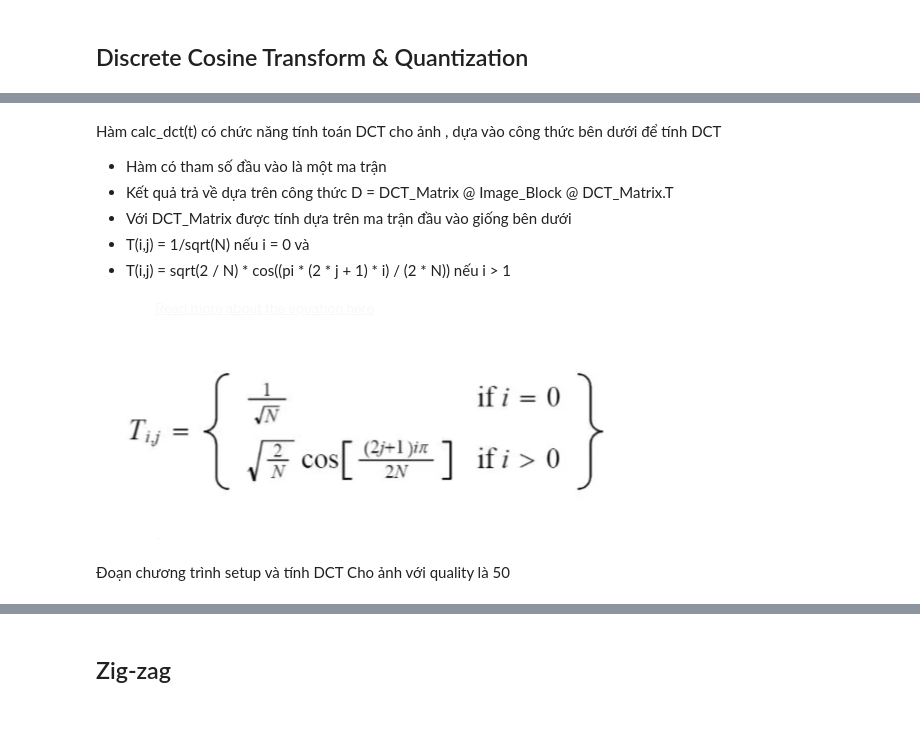
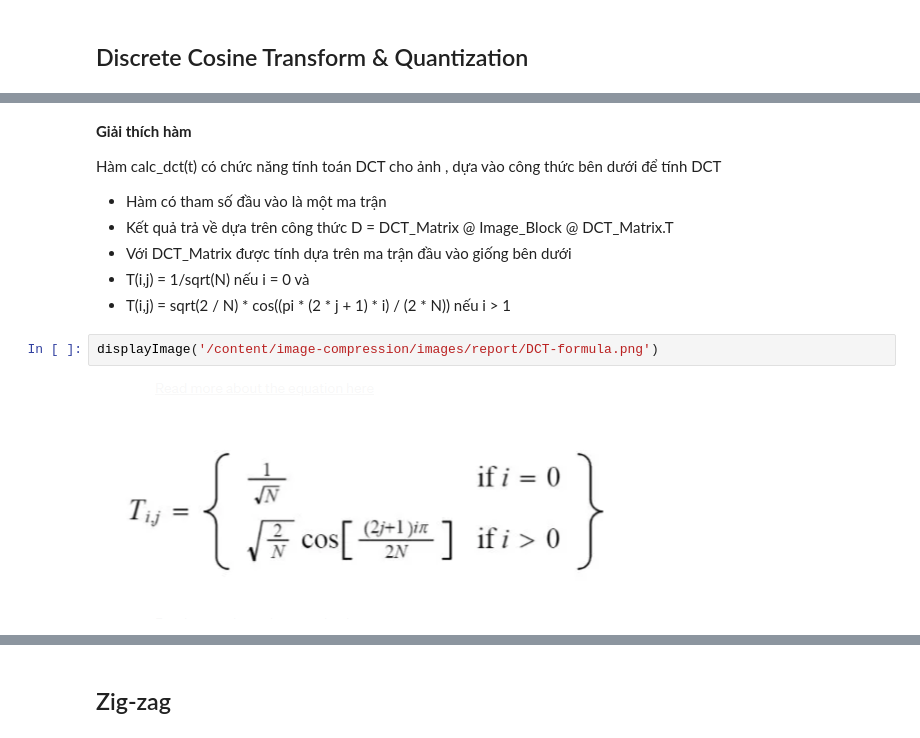
Before and after one commit to beiryu/image-compression, a Jupyter notebook: report/JPEG.ipynb, the cells around one changed output, grey strips where cells are left out. Cells and saved outputs as stored; diff of their text form.

```diff
--- a/report/JPEG.ipynb
+++ b/report/JPEG.ipynb
@@ -206,11 +211,13 @@ def calc_dct(f):
 # %% [markdown]
+**Giải thích hàm**
+
 Hàm calc_dct(t) có chức năng tính toán DCT cho ảnh , dựa vào công thức bên dưới để tính DCT
 - Hàm có tham số đầu vào là  một ma trận
 - Kết quả trả về dựa trên công thức D = DCT_Matrix @ Image_Block @ DCT_Matrix.T
 - Với DCT_Matrix được tính dựa trên ma trận đầu vào giống bên dưới
 - T(i,j) = 1/sqrt(N) nếu i = 0 và
 - T(i,j) = sqrt(2 / N) * cos((pi * (2 * j + 1) * i) / (2 * N)) nếu i > 1
-# %% [markdown]
-![image.png](embedded-picture-1)
-# %% [markdown]
-Đoạn chương trình setup và tính DCT Cho ảnh với quality là 50
+# %%
+displayImage('/content/image-compression/images/report/DCT-formula.png')
+# %% [output]
+[figure, added]
```
Also changed, not shown: parts of 122 cells of this notebook, 11 other files.
